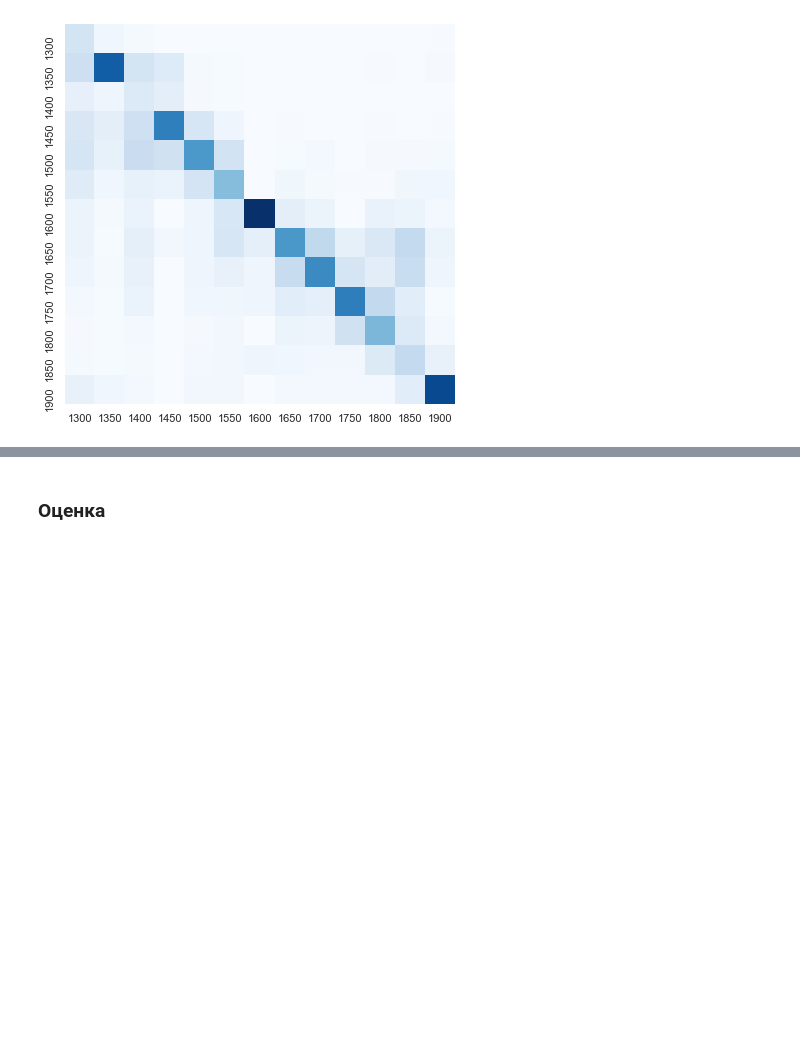
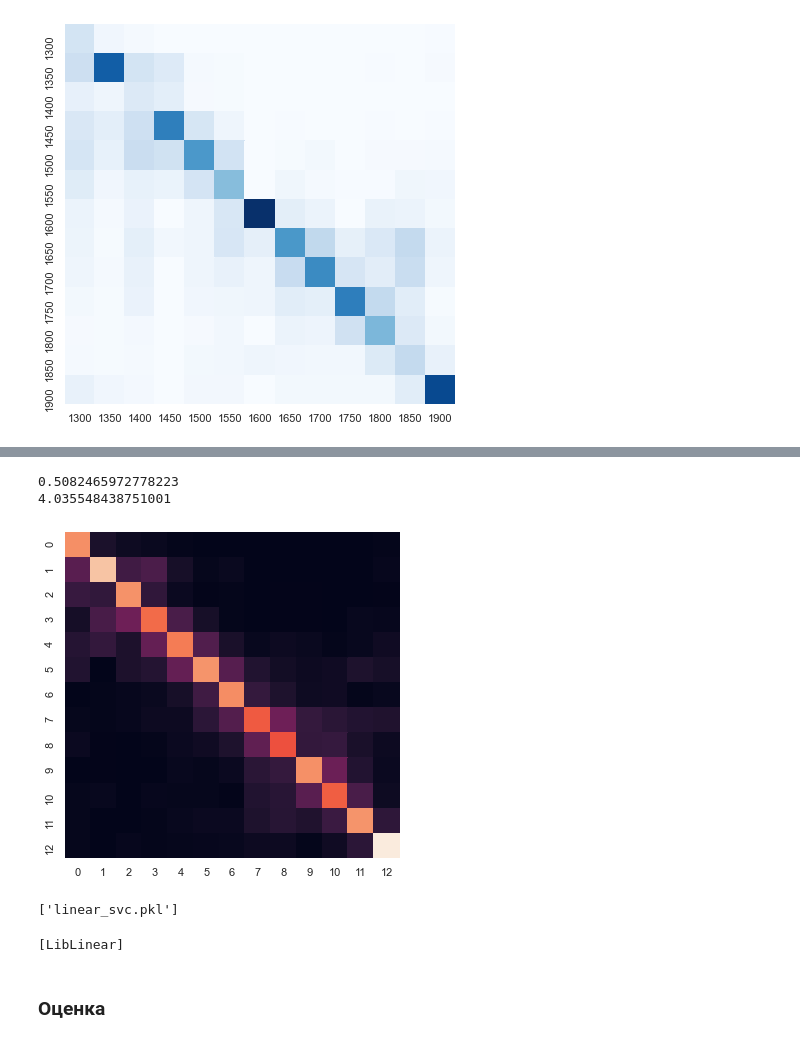
Before and after one commit to valer1435/painting_dating, a Jupyter notebook: classifier/classifier.ipynb, the cells around one changed output, grey strips where cells are left out. Drawn from its saved outputs; the diff is of its cells as text; code cells hidden in the pictures; blank space fills up the shorter version.

```diff
--- a/classifier/classifier.ipynb
+++ b/classifier/classifier.ipynb
@@ -96,8 +97,22 @@ linear_svc.fit(X_train, y_train)
 # %%
-svc_predict = linear_svc.predict(X_val)
+svc_predict = linear_svc.predict(X_test)
 # %%
-print(f1_score(y_val, svc_predict, average='micro'), mean_squared_error(y_val, svc_predict), sep='\n')
-cmat = confusion_matrix(y_val, svc_predict)
+print(f1_score(y_test, svc_predict, average='micro'), mean_squared_error(y_test, svc_predict), sep='\n')
+cmat = confusion_matrix(y_test, svc_predict)
 plt.figure(figsize=(6,6))
 sns.heatmap(cmat/np.sum(cmat, axis=0), annot=False, cbar=False)
 plt.show()
+# %% [output]
+0.5082465972778223
+4.035548438751001
+[figure, added]
+# %%
+import joblib
+joblib.dump(linear_svc, 'linear_svc.pkl')
+# %% [output]
+['linear_svc.pkl']
+# %%
+linear_svc_balanced = LinearSVC(verbose=2, class_weight='balanced')
+linear_svc_balanced.fit(X_train, y_train)
+# %% [output]
+[LibLinear]
```
Also changed, not shown: parts of 3 cells of this notebook, 2 other files.
